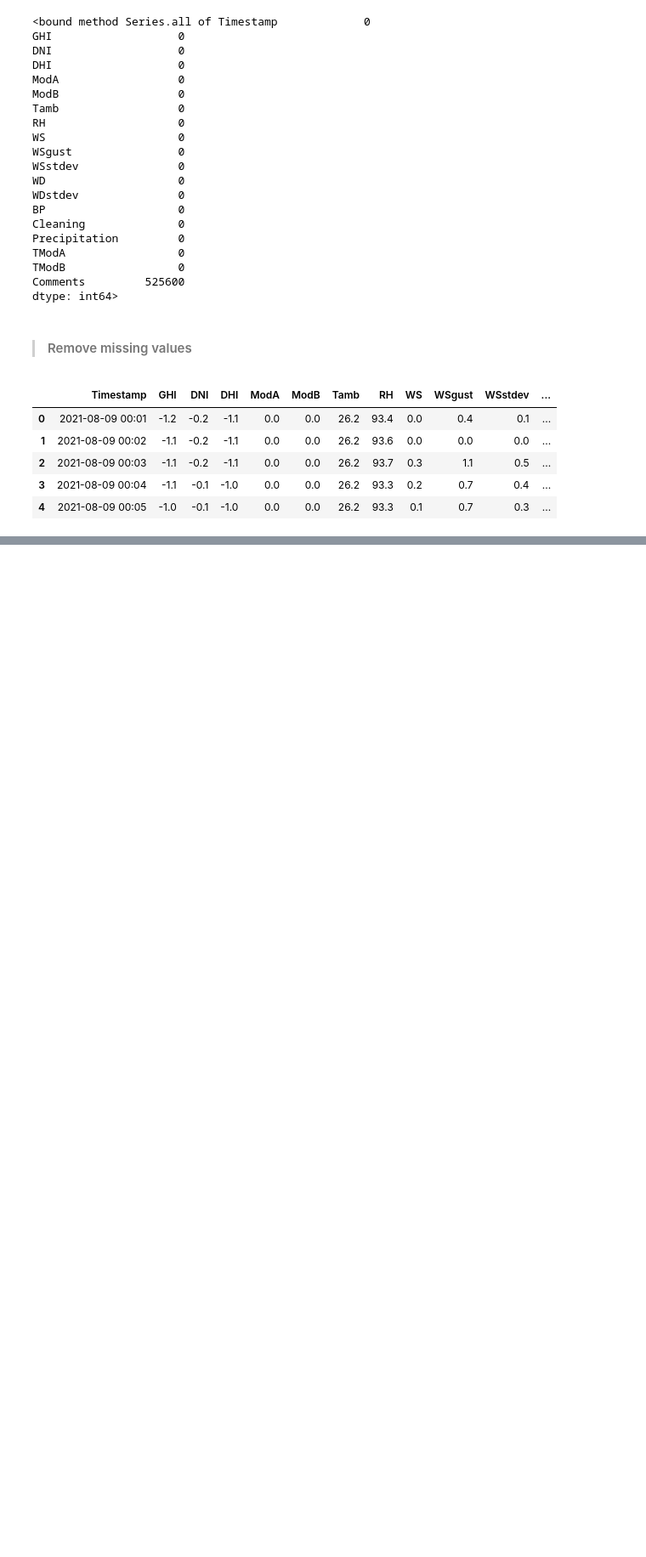
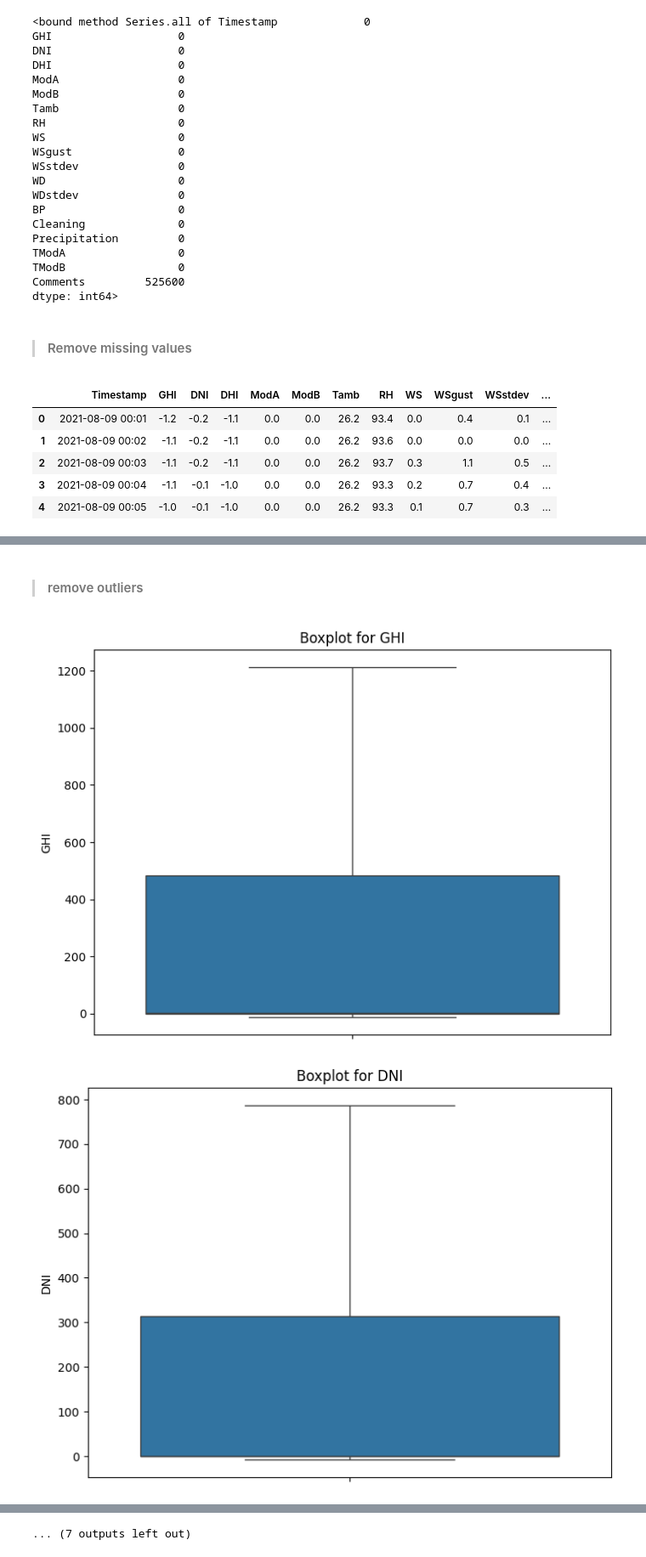
Before and after one commit to naolatomsa/Solar-Data-Discovery, a Jupyter notebook: notebooks/beninMalanville.ipynb, the cells around one changed output, grey strips where cells are left out. Shown at 85% size. Saved outputs shown, nothing was run; the diff lists cells and outputs as text; code cells hidden in the pictures; blank space fills up the shorter version.

```diff
--- a/notebooks/beninMalanville.ipynb
+++ b/notebooks/beninMalanville.ipynb
@@ -105,0 +159,9 @@ clean_data.head(5)
+# %% [markdown]
+>#### remove outliers
+# %%
+outliers_removed_data = remove_outliers(data, exclude_columns=['Cleaning'])
+# %%
+plot_outliers(outliers_removed_data, outliers)
+# %% [output]
+[figure, added]
+[figure, added]
@@ -105,0 +178 @@ clean_data.head(5)
+... (7 outputs left out)
```
Also changed, not shown: parts of 9 cells of this notebook, 7 other files.
